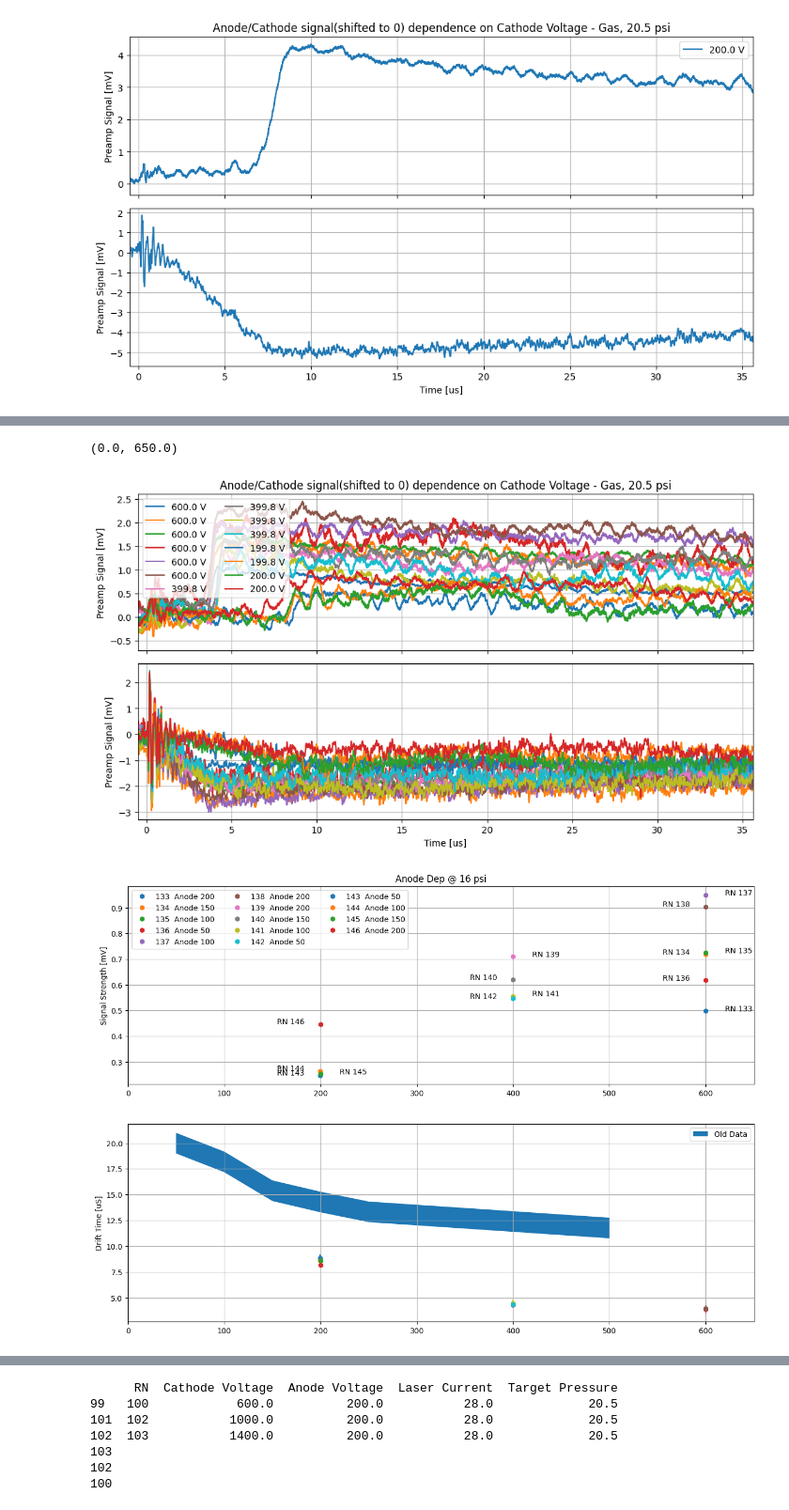
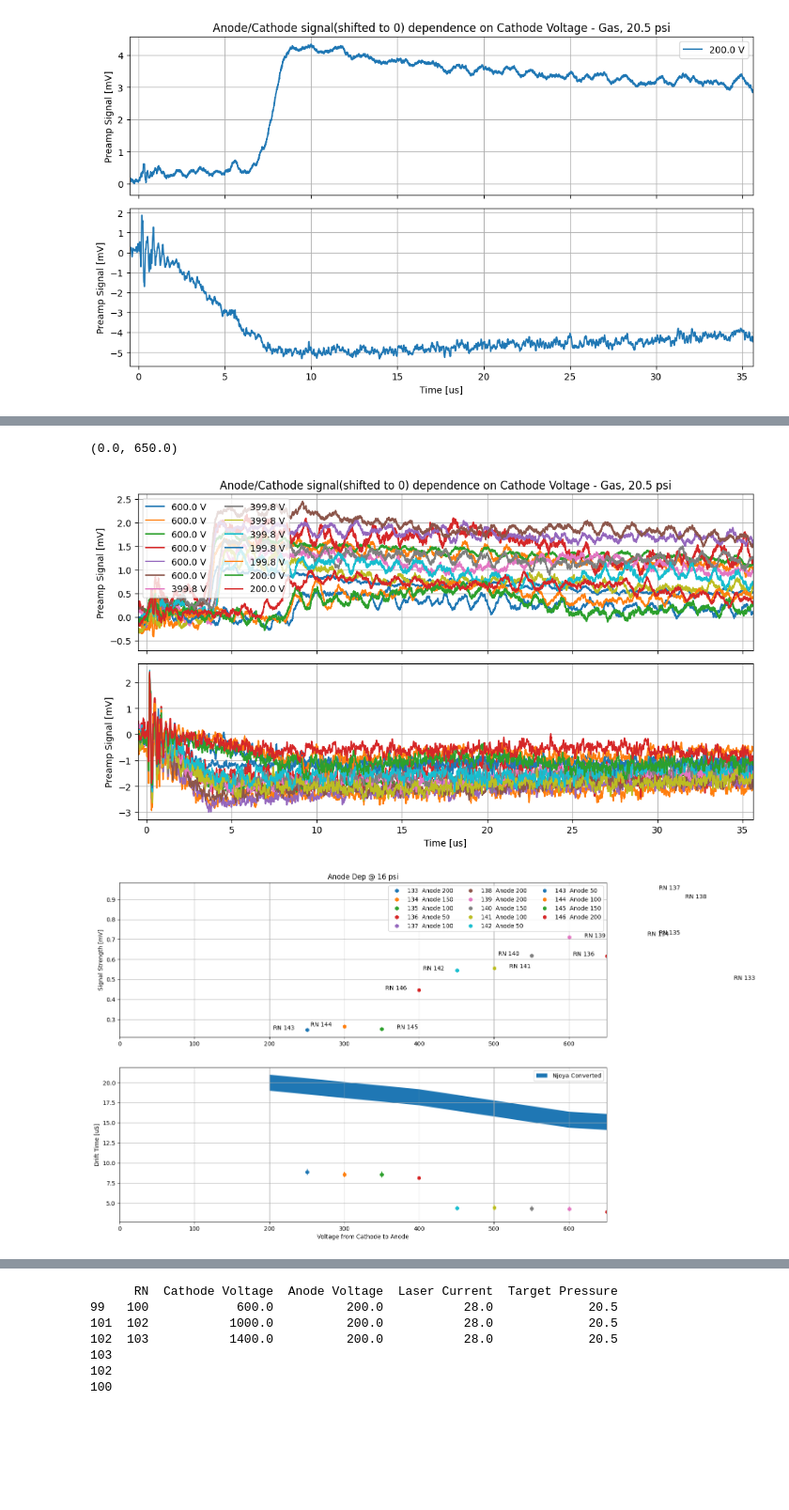
Before and after one commit to jbane11/nexo, a Jupyter notebook: Lab028/osci/osci_analysis.v3.ipynb, the cells around one changed output, grey strips where cells are left out. Shown at 94% size. Saved outputs shown, nothing was run; the diff lists cells and outputs as text; code cells hidden in the pictures; blank space fills up the shorter version.

Commit message:
Add in data form may 30th

```diff
--- a/Lab028/osci/osci_analysis.v3.ipynb
+++ b/Lab028/osci/osci_analysis.v3.ipynb
@@ -53,7 +53,7 @@ def GetWaveform(RL_entry,wavenumber=11):
     Lineone=""
 
     waveform_loc=env_var_wavefromloc
-    wavefrom_subloc="%s/"%(int(RL_entry["Date"]))
+    wavefrom_subloc=""#"%s/"%(int(RL_entry["Date"]))
 
     dirpath = waveform_loc+wavefrom_subloc+"%s-%s%05d"%(int(RL_entry["Date"]),int(RL_entry["Config Number"]),int(RL_entry["Run Number"]))
     #print(dirpath)
@@ -135,3 +120,0 @@ Build a shorter runlist with a query: Take that short run list and plot a few av
-# %%
-Runlist_q = Runlist.query("RN >= 46 & RN <= 56")
-Runlist_q
@@ -365,12 +334,9 @@ colors=["r","blue","darkgrey"]
 marker=["h","x","p"]
 
 sec=0
-y1=np.array([20,20/1.1,20/1.3,20/1.4,20/1.5,20/1.7])-1
-y2=np.array([20,20/1.1,20/1.3,20/1.4,20/1.5,20/1.7])+1
-
 j=-1
 k=-1
-ax[1].fill_between(x=[100/2,200/2,300/2,400/2,500/2,1000/2],y1=y1, y2=y2, label="Old Data")
+ax[1].fill_between(x=njoya_x,y1=njoya_y1, y2=njoya_y2, label="Njoya Converted")
 for i,run in enumerate(Runs):
     if run["info"]["RN"] in [116,127]:
         sec+=1
@@ -424,8 +390,8 @@ for i,run in enumerate(Runs):
     print(run["info"]["RN"],run["info"]["Cathode Voltage"])
     #print(fit_par,fit_cov)
 
-    ax[1].errorbar(x=run["info"]["Cathode Voltage"], y=run["Drifttime"], yerr=run["Drifttime_stdev"]*5, fmt =marker[sec], c=colors[sec])
-    ax[0].errorbar(x=run["info"]["Cathode Voltage"],y=run["Waveform_amp"],fmt =marker[sec],c=colors[sec] )
+    ax[1].errorbar(x=run["info"]["Cathode Voltage"]+run["info"]["Anode Voltage"], y=run["Drifttime"], yerr=run["Drifttime_stdev"]*5, fmt =marker[sec], c=colors[sec])
+    ax[0].errorbar(x=run["info"]["Cathode Voltage"]+run["info"]["Anode Voltage"],y=run["Waveform_amp"],fmt =marker[sec],c=colors[sec] )
 
 #ax[0].text(200,12, "poop")
 #ax[0].legend(ncol=4)
@@ -533,12 +499,9 @@ colors=["r","blue","darkgrey"]
 marker=["h","x","p"]
 
 sec=0
-y1=np.array([20,20/1.1,20/1.3,20/1.4,20/1.5,20/1.7])-1
-y2=np.array([20,20/1.1,20/1.3,20/1.4,20/1.5,20/1.7])+1
-
 j=-1
 k=-1
-ax[1].fill_between(x=[100/2,200/2,300/2,400/2,500/2,1000/2],y1=y1, y2=y2, label="Old Data")
+ax[1].fill_between(x=njoya_x,y1=njoya_y1, y2=njoya_y2, label="Njoya Converted")
 for i,run in enumerate(Runs):
     if run["info"]["RN"] in [116,127]:
         sec+=1
@@ -593,8 +556,8 @@ for i,run in enumerate(Runs):
 
     print(fit_par)
 
-    ax[1].errorbar(x=run["info"]["Cathode Voltage"], y=run["Drifttime"], yerr=run["Drifttime_stdev"]*5, fmt =marker[sec])
-    ax[0].errorbar(x=run["info"]["Cathode Voltage"],y=run["Waveform_amp"],fmt =marker[sec],label="%s Amps"%(run["info"]["Laser Current"]))
+    ax[1].errorbar(x=run["info"]["Cathode Voltage"]+run["info"]["Anode Voltage"], y=run["Drifttime"], yerr=run["Drifttime_stdev"]*5, fmt =marker[sec])
+    ax[0].errorbar(x=run["info"]["Cathode Voltage"]+run["info"]["Anode Voltage"],y=run["Waveform_amp"],fmt =marker[sec],label="%s Amps"%(run["info"]["Laser Current"]))
 
 #ax[0].text(200,12, "poop")
 #ax[0].legend(ncol=4)
@@ -610,6 +573,7 @@ ax[1].set_ylabel("Drift Time [uS]")
 
 #ax[2].grid()
 ax[0].set_ylabel("Signal Strength [mV]")
+ax[1].set_xlabel("Voltage from Cathode to Anode")
 ax[0].legend()
 #plt.xlim(5,15)
 # %% [output]
@@ -719,7 +683,7 @@ y2=np.array([20,20/1.1,20/1.3,20/1.4,20/1.5,20/1.7])+1
 
 j=-1
 k=-1
-ax[1].fill_between(x=[100/2,200/2,300/2,400/2,500/2,1000/2],y1=y1, y2=y2, label="Old Data")
+ax[1].fill_between(x=njoya_x,y1=njoya_y1, y2=njoya_y2, label="Njoya Converted")
 for i,run in enumerate(Runs):
     if run["info"]["RN"] in [116,127]:
         sec+=1
@@ -774,8 +738,8 @@ for i,run in enumerate(Runs):
 
     print(fit_par)
 
-    ax[1].errorbar(x=run["info"]["Cathode Voltage"], y=run["Drifttime"], yerr=run["Drifttime_stdev"]*5, fmt =marker[sec])
-    ax[0].errorbar(x=run["info"]["Cathode Voltage"],y=run["Waveform_amp"],fmt =marker[sec],label="%i  Anode %d"%(run["info"]["RN"], run["info"]["Anode Voltage"]))
+    ax[1].errorbar(x=run["info"]["Cathode Voltage"]+run["info"]["Anode Voltage"], y=run["Drifttime"], yerr=run["Drifttime_stdev"]*5, fmt =marker[sec])
+    ax[0].errorbar(x=run["info"]["Cathode Voltage"]+run["info"]["Anode Voltage"],y=run["Waveform_amp"],fmt =marker[sec],label="%i  Anode %d"%(run["info"]["RN"], run["info"]["Anode Voltage"]))
     adj=0
     if i%2==0:
         adj=65
@@ -783,7 +747,7 @@ for i,run in enumerate(Runs):
         adj=0
     if run["info"]["RN"]==143:
         adj=0
-    ax[0].text(run["info"]["Cathode Voltage"]-45+adj,run["Waveform_amp"], "RN %d"%(run["info"]["RN"]))
+    ax[0].text(run["info"]["Cathode Voltage"]+run["info"]["Anode Voltage"]-45+adj,run["Waveform_amp"], "RN %d"%(run["info"]["RN"]))
     print("\n")
 #ax[0].text(200,12, "poop")
 #ax[0].legend(ncol=4)
@@ -802,6 +766,7 @@ ax[0].set_ylabel("Signal Strength [mV]")
 ax[0].legend(ncol=3)
 ax[0].set_xlim(0,650)
 ax[0].set_title("Anode Dep @ 16 psi")
+ax[1].set_xlabel("Voltage from Cathode to Anode")
 ax[1].set_xlim(0,650)
 #plt.xlim(5,15)
 # %% [output]
@@ -825,6 +790,6 @@ ax[1].set_xlim(0,650)
 (0.0, 650.0)
 [figure]
-[figure, old version]
+[figure, new version]
 [figure]
 # %%
 Runlist= pd.read_table("Runlist.tsv")
```
Also changed, not shown: parts of 14 cells of this notebook, 1 other file.
